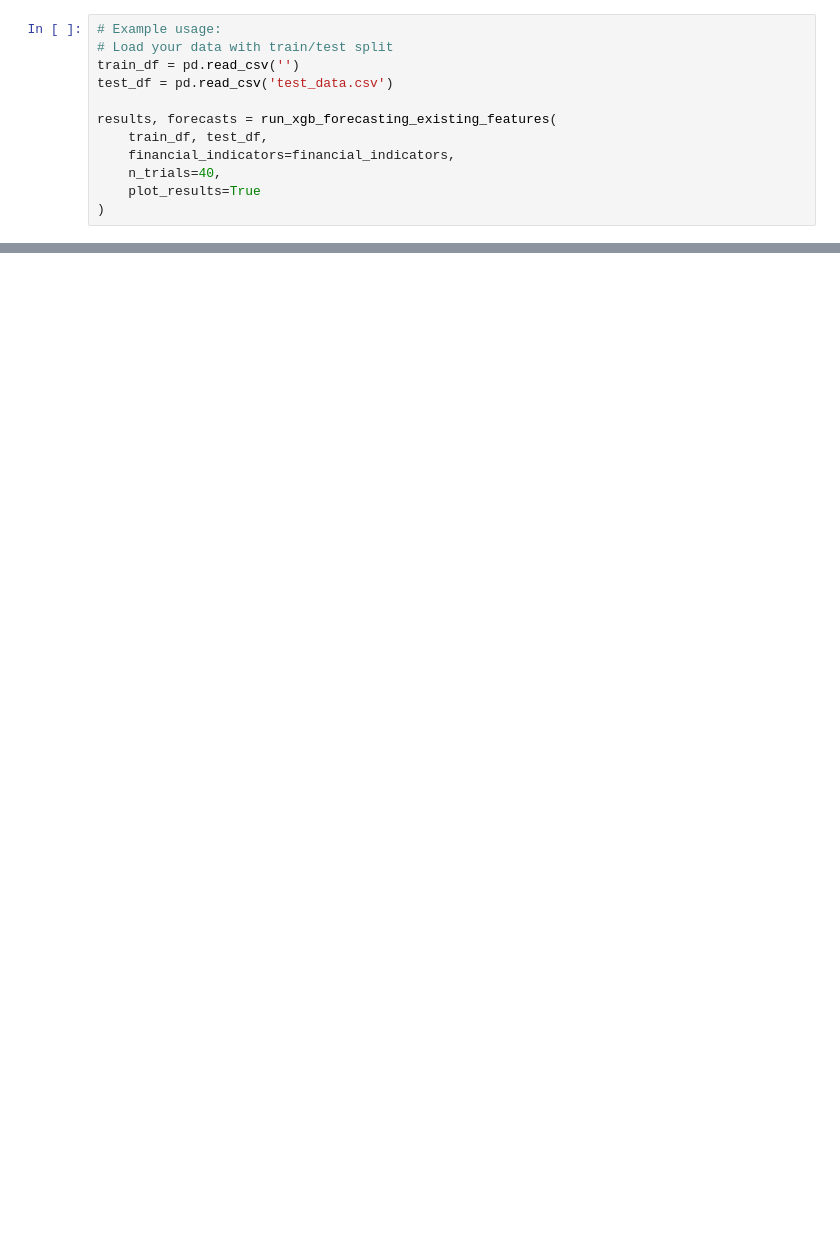
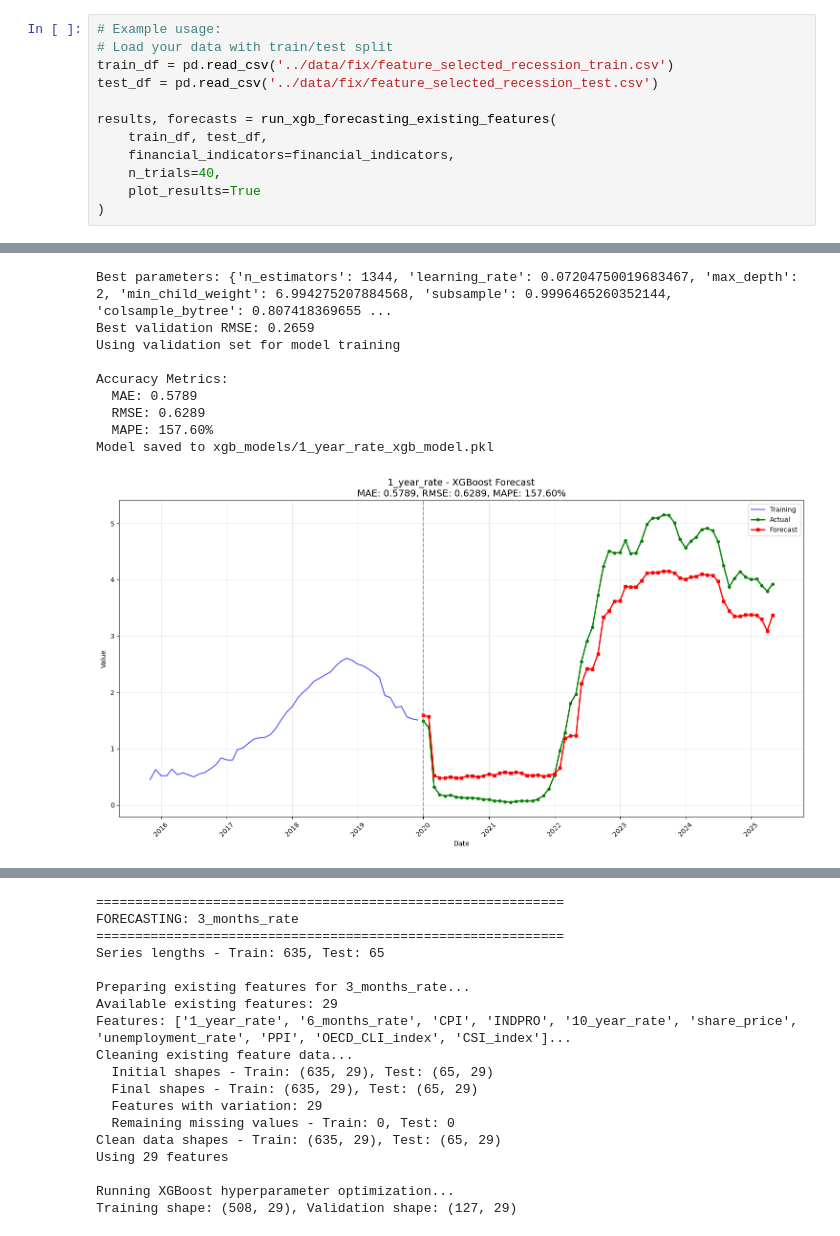
Before and after one commit to DonaldAadithiyan/RecessionRadar, a Jupyter notebook: fix/XGB_model_trianing.ipynb, the cells around one changed output, grey strips where cells are left out. Cells and saved outputs as stored; diff of their text form; blank space fills up the shorter version.

```diff
--- a/fix/XGB_model_trianing.ipynb
+++ b/fix/XGB_model_trianing.ipynb
@@ -358,8 +404,8 @@ def run_xgb_forecasting_existing_features(train_df, test_df, financial_indicator
 # %%
 # Example usage:
 # Load your data with train/test split
-train_df = pd.read_csv('')
-test_df = pd.read_csv('test_data.csv')
+train_df = pd.read_csv('../data/fix/feature_selected_recession_train.csv')
+test_df = pd.read_csv('../data/fix/feature_selected_recession_test.csv')
 
 results, forecasts = run_xgb_forecasting_existing_features(
     train_df, test_df,
@@ -367,3 +413,4 @@ results, forecasts = run_xgb_forecasting_existing_features(
     n_trials=40,
     plot_results=True
 )
+# %% [output]
@@ -369,0 +452,10 @@ results, forecasts = run_xgb_forecasting_existing_features(
+Best parameters: {'n_estimators': 1344, 'learning_rate': 0.07204750019683467, 'max_depth': 2, 'min_child_weight': 6.994275207884568, 'subsample': 0.9996465260352144, 'colsample_bytree': 0.807418369655 ...
+Best validation RMSE: 0.2659
+Using validation set for model training
+
+Accuracy Metrics:
+  MAE: 0.5789
+  RMSE: 0.6289
+  MAPE: 157.60%
+Model saved to xgb_models/1_year_rate_xgb_model.pkl
+[figure, added]
@@ -369,0 +463,18 @@ results, forecasts = run_xgb_forecasting_existing_features(
+============================================================
+FORECASTING: 3_months_rate
+============================================================
+Series lengths - Train: 635, Test: 65
+
+Preparing existing features for 3_months_rate...
+Available existing features: 29
+Features: ['1_year_rate', '6_months_rate', 'CPI', 'INDPRO', '10_year_rate', 'share_price', 'unemployment_rate', 'PPI', 'OECD_CLI_index', 'CSI_index']...
+Cleaning existing feature data...
+  Initial shapes - Train: (635, 29), Test: (65, 29)
+  Final shapes - Train: (635, 29), Test: (65, 29)
+  Features with variation: 29
+  Remaining missing values - Train: 0, Test: 0
+Clean data shapes - Train: (635, 29), Test: (65, 29)
+Using 29 features
+
+Running XGBoost hyperparameter optimization...
+Training shape: (508, 29), Validation shape: (127, 29)
```
Also changed, not shown: parts of 2 cells of this notebook, 19 other files.
